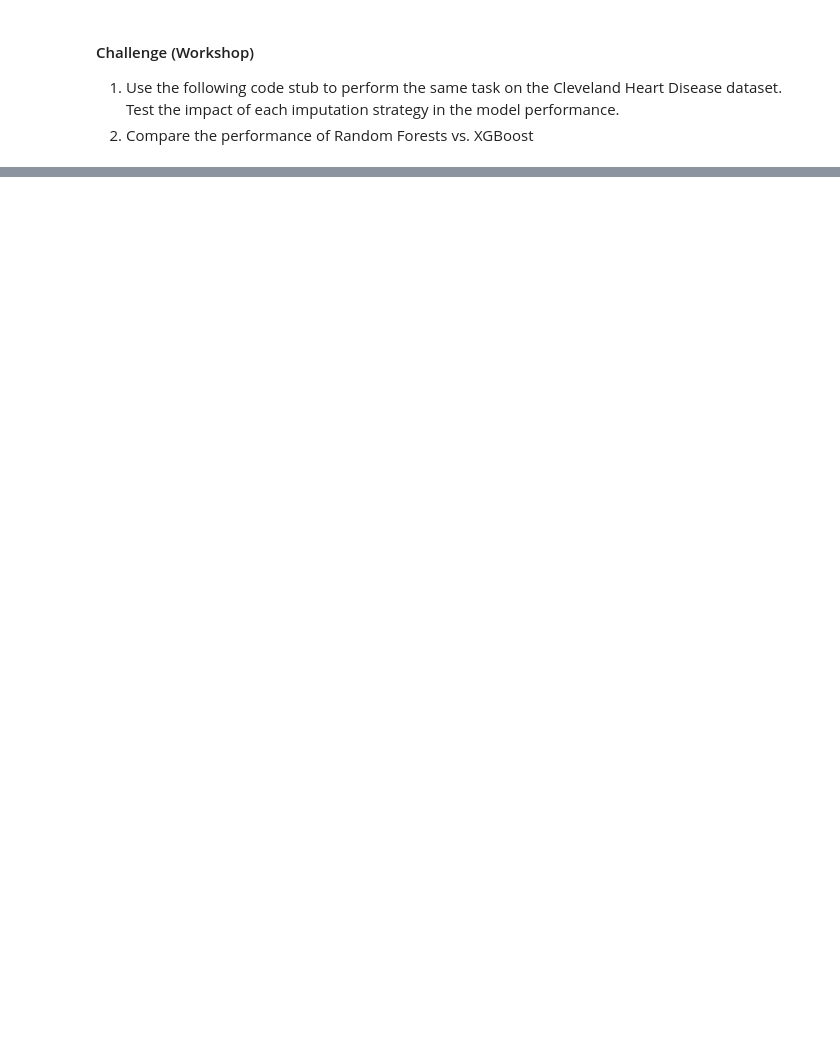
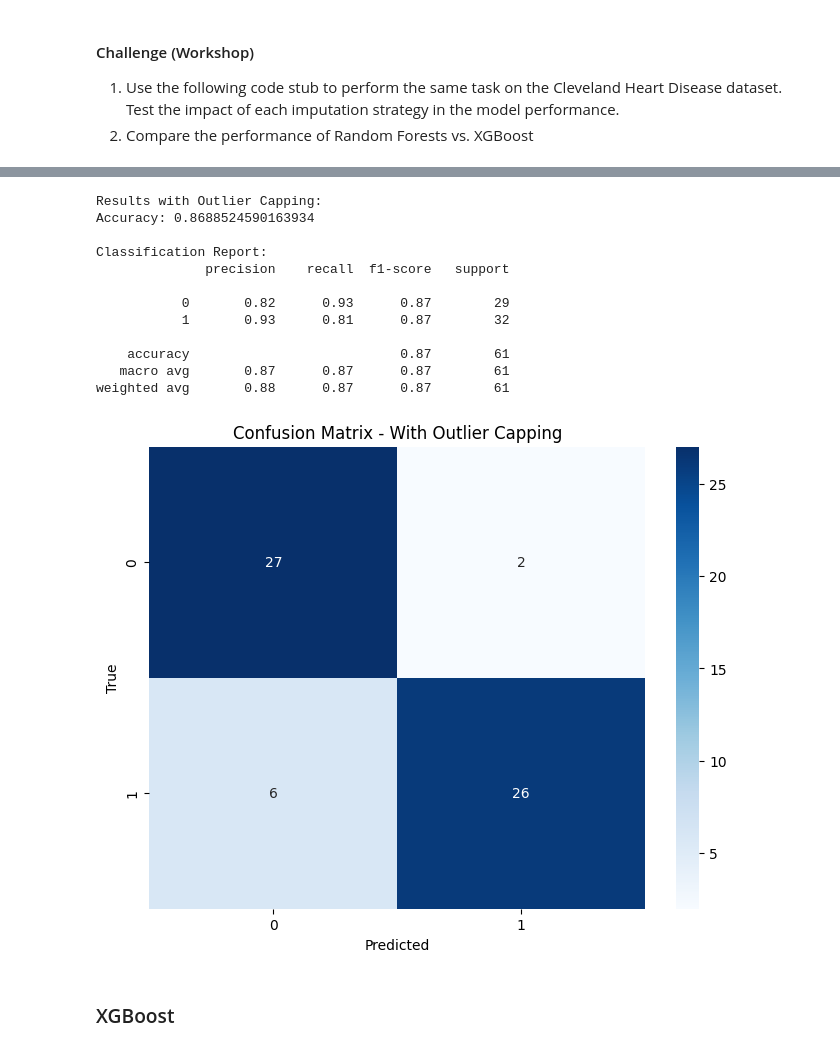
Before and after one commit to AGGE82/Taller-3-ML1, a Jupyter notebook: data_prep.ipynb, the cells around one changed output, grey strips where cells are left out. Drawn from its saved outputs; the diff is of its cells as text; code cells hidden in the pictures; blank space fills up the shorter version.

```diff
--- a/data_prep.ipynb
+++ b/data_prep.ipynb
@@ -202,0 +379,71 @@ df = pd.read_csv(url, names=columns, na_values='?')
+# %%
+def cap_outliers(df, columns, lower_percentile=1, upper_percentile=99):
+    df_capped = df.copy()
+    for column in columns:
+        lower = np.percentile(df[column].dropna(), lower_percentile)
+        upper = np.percentile(df[column].dropna(), upper_percentile)
+        df_capped[column] = df_capped[column].clip(lower=lower, upper=upper)
+    return df_capped
+
+# Get numerical columns from features only (excluding target)
+numerical_cols_features = X.select_dtypes(include=['float64', 'int64']).columns
+
+# Apply outlier capping
+X_capped = cap_outliers(X, numerical_cols_features)
+
+# Create pipeline with outlier capping and proper preprocessing
+capped_pipe = Pipeline([
+    ('preprocessor', ColumnTransformer([
+        ('num', Pipeline([
+            ('scaler', StandardScaler()),
+            ('imputer', KNNImputer(n_neighbors=5))
+        ]), numeric_features),
+        ('cat', Pipeline([
+            ('imputer', SimpleImputer(strategy='most_frequent')),
+            ('onehot', OneHotEncoder(
+                drop='first',
+                sparse_output=False,
+                handle_unknown='ignore'
+            ))
+        ]), categorical_features)
+    ])),
+    ('classifier', RandomForestClassifier(random_state=42))
+])
+
+# Evaluate with outlier capping
+X_train_capped, X_test_capped, y_train, y_test = train_test_split(
+    X_capped, y, test_size=0.2, random_state=42)
+
+capped_pipe.fit(X_train_capped, y_train)
+y_pred_capped = capped_pipe.predict(X_test_capped)
+
+# Evaluate results with visualization
+print("\nResults with Outlier Capping:")
+print("Accuracy:", accuracy_score(y_test, y_pred_capped))
+print("\nClassification Report:")
+print(classification_report(y_test, y_pred_capped, zero_division=0))
+
+# Visualize confusion matrix for capped results
+plt.figure(figsize=(8, 6))
+cm_capped = confusion_matrix(y_test, y_pred_capped)
+sns.heatmap(cm_capped, annot=True, fmt='d', cmap='Blues')
+plt.title('Confusion Matrix - With Outlier Capping')
+plt.xlabel('Predicted')
+plt.ylabel('True')
+plt.show()
+# %% [output]
+Results with Outlier Capping:
+Accuracy: 0.8688524590163934
+
+Classification Report:
+              precision    recall  f1-score   support
+
+           0       0.82      0.93      0.87        29
+           1       0.93      0.81      0.87        32
+
+    accuracy                           0.87        61
+   macro avg       0.87      0.87      0.87        61
+weighted avg       0.88      0.87      0.87        61
+[figure, added]
+# %% [markdown]
+### XGBoost
```
Also changed, not shown: parts of 13 cells of this notebook.
